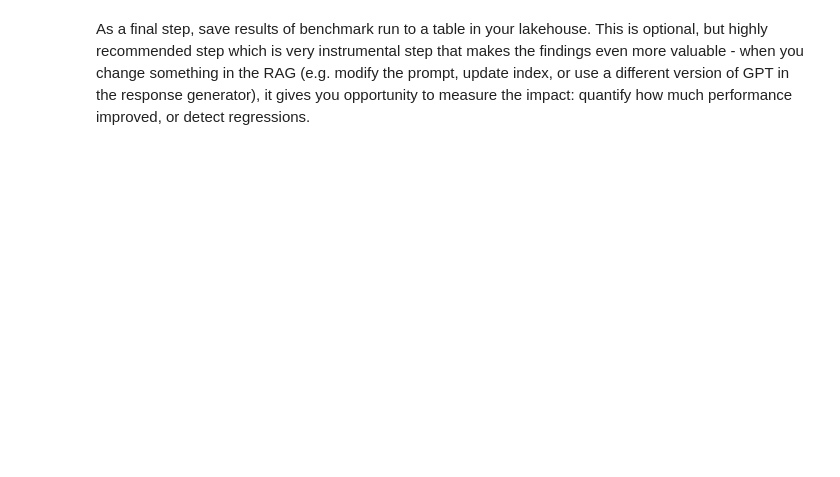
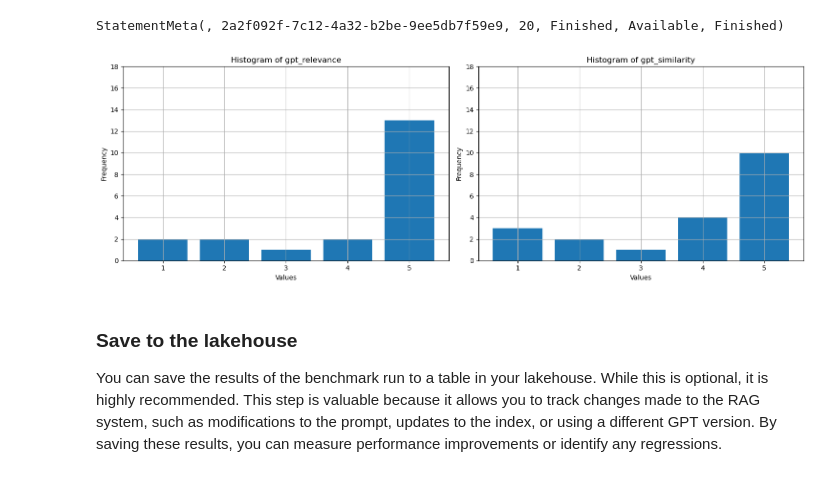
Before and after one commit to microsoft/fabric-samples, a Jupyter notebook: docs-samples/data-science/genai-guidance/00-quickstart/quickstart-evaluate-rag-basics/quickstart-evaluate-rag-performance.ipynb, the cells around one changed output. Cells and saved outputs as stored; diff of their text form; code cells hidden in the pictures; blank space fills up the shorter version.

```diff
--- a/docs-samples/data-science/genai-guidance/00-quickstart/quickstart-evaluate-rag-basics/quickstart-evaluate-rag-performance.ipynb
+++ b/docs-samples/data-science/genai-guidance/00-quickstart/quickstart-evaluate-rag-basics/quickstart-evaluate-rag-performance.ipynb
@@ -284,4 +277,0 @@ Let's repeat.
-# %%
-retrieved_context, retrieved_sources = get_context_source(question)
-answer = get_answer(question, retrieved_context)
-print(answer)
@@ -434,7 +373,7 @@ def get_relevance_metric(context, question, answer):
     ]
 
     metric_completion = metric_client.chat.completions.create(
-        model=aoai_model_name_query,
+        model=aoai_model_name_metrics,
         messages=messages,
         temperature=0,
     )
@@ -505,7 +444,7 @@ def get_similarity_metric(question, ground_truth, answer):
     ]
 
     metric_completion = metric_client.chat.completions.create(
-        model=aoai_model_name_query,
+        model=aoai_model_name_metrics,
         messages=messages,
         temperature=0,
     )
@@ -596,6 +532,5 @@ Use the generated answer, ground truth answer, question and context to calculate
 # %%
-df = df.withColumn('gpt_groundedness', get_groundedness_metric_udf(df.retrieved_context, df.generated_answer))
 df = df.withColumn('gpt_relevance', get_relevance_metric_udf(df.retrieved_context, df.Question, df.generated_answer))
 df = df.withColumn('gpt_similarity', get_similarity_metric_udf(df.Question, df.Answer, df.generated_answer))
-display(df.select(["question", "answer", "generated_answer", "retrieval_score", "gpt_groundedness","gpt_relevance", "gpt_similarity"]))
+display(df.select(["question", "answer", "generated_answer", "retrieval_score", "gpt_relevance", "gpt_similarity"]))
 # %% [output]
@@ -643,5 +541,38 @@ Secondly, we see that for the most part Relevance and Groundedness are in the hi
+# %%
+# Convert Spark DataFrame to Pandas DataFrame
+selected_columns = ['gpt_relevance', 'gpt_similarity']
+pandas_df = df.toPandas()
+trimmed_df = pandas_df[selected_columns].astype(int)
+
+# Define a function to plot histograms for the specified columns
+def plot_histograms(dataframe, columns):
+    # Set up the figure size and subplots
+    plt.figure(figsize=(15, 5))
+    for i, column in enumerate(columns, 1):
+        plt.subplot(1, len(columns), i)
+        # Filter the dataframe to only include rows with values 1, 2, 3, 4, 5
+        filtered_df = dataframe[dataframe[column].isin([1, 2, 3, 4, 5])]
+        filtered_df[column].hist(bins=range(1, 7), align='left', rwidth=0.8)
+        plt.title(f'Histogram of {column}')
+        plt.xlabel('Values')
+        plt.ylabel('Frequency')
+        plt.xticks(range(1, 6))
+        plt.yticks(range(0, 20, 2))
+
+
+# Call the function to plot histograms for the specified columns
+plot_histograms(trimmed_df, selected_columns)
+
+# Show the plots
+plt.tight_layout()
+plt.show()
+# %% [output]
+StatementMeta(, 2a2f092f-7c12-4a32-b2be-9ee5db7f59e9, 20, Finished, Available, Finished)
+[figure, added]
 # %% [markdown]
-As a final step, save results of benchmark run to a table in your lakehouse. This is optional, but highly recommended step which is very instrumental step that makes the findings even more valuable - when you change something in the RAG (e.g. modify the prompt, update index, or use a different version of GPT in the response generator), it gives you opportunity to measure the impact: quantify how much performance improved, or detect regressions.
+### Save to the lakehouse
+
+You can save the results of the benchmark run to a table in your lakehouse. While this is optional, it is highly recommended. This step is valuable because it allows you to track changes made to the RAG system, such as modifications to the prompt, updates to the index, or using a different GPT version. By saving these results, you can measure performance improvements or identify any regressions.
 # %%
 # create name of experiment that is easy to refer to
 friendly_name_of_experiment = "rag_tutorial_experiment_1"
```
Also changed, not shown: parts of 69 cells of this notebook, 1 other file.
